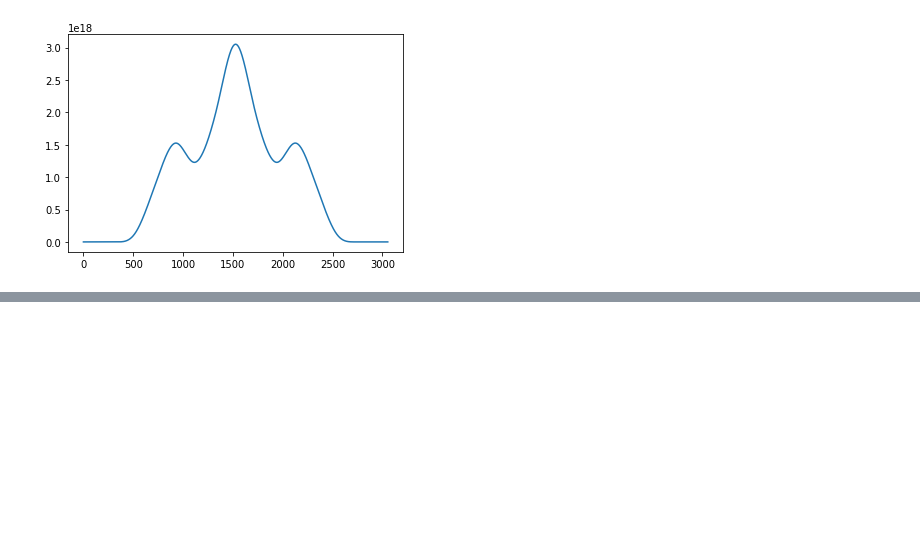
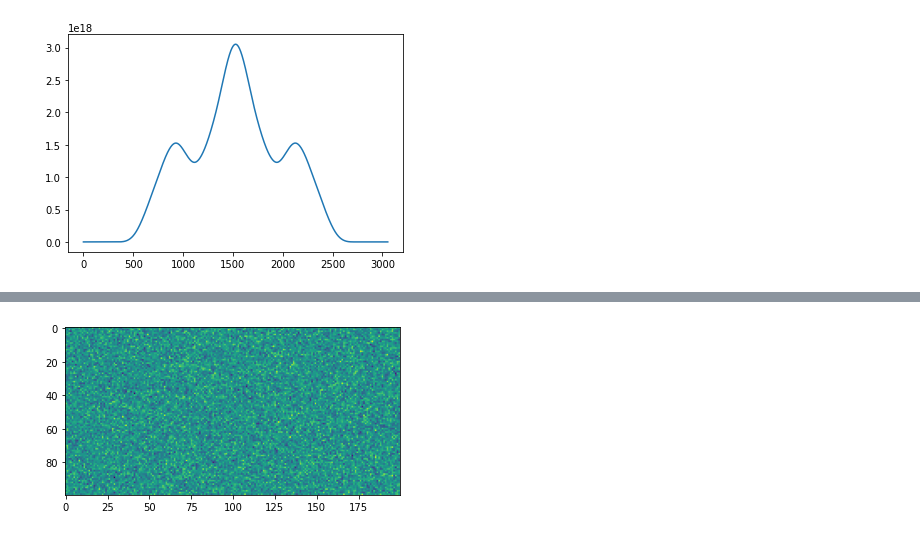
Before and after one commit to olivierleblanc/diffusercam, a Jupyter notebook: bernat/autocorrelation02.ipynb, the cells around one changed output, grey strips where cells are left out. Drawn from its saved outputs; the diff is of its cells as text; code cells hidden in the pictures; blank space fills up the shorter version.

```diff
--- a/bernat/autocorrelation02.ipynb
+++ b/bernat/autocorrelation02.ipynb
@@ -171,0 +185,7 @@ plt.show()
+# %%
+h = np.random.randn(size_y, size_x)
+
+plt.imshow(h)
+plt.show()
+# %% [output]
+[figure, added]
```
Also changed, not shown: parts of 6 cells of this notebook, 1 other file.
